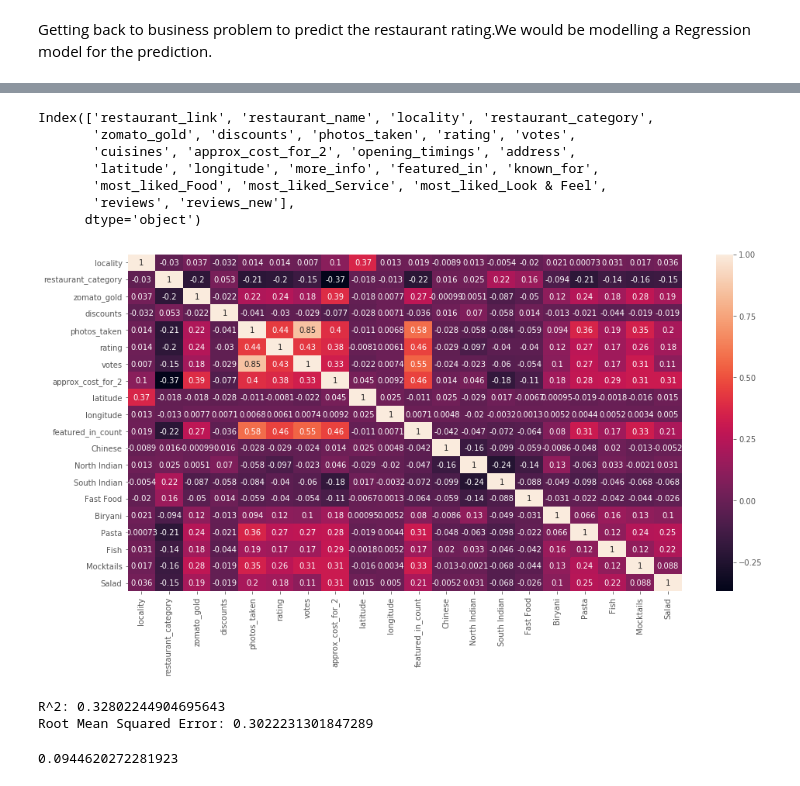
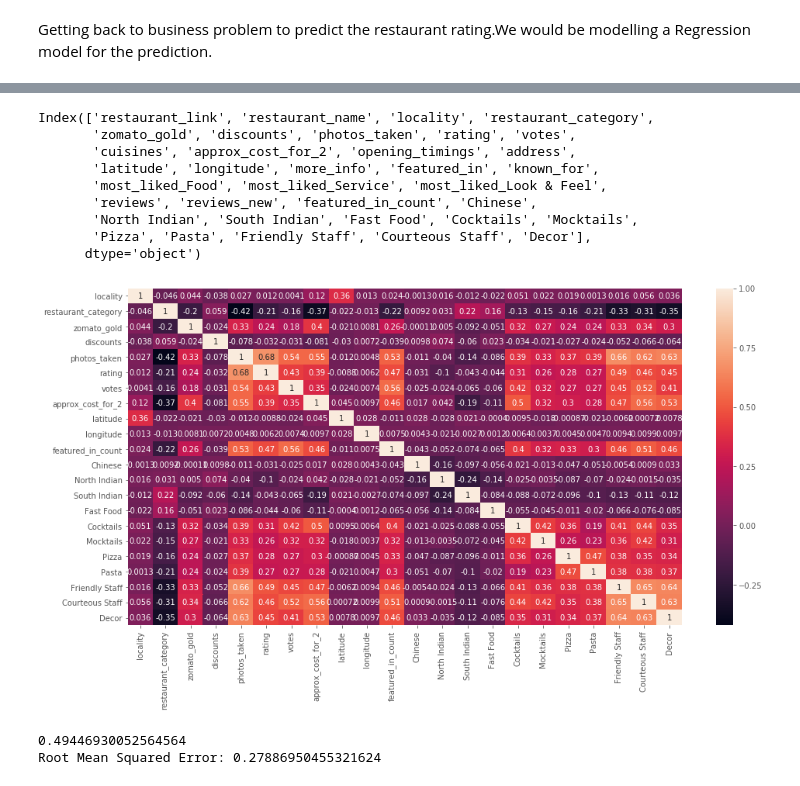
Before and after one commit to Anandpatil412/DSC, a Jupyter notebook: CapstoneProject1/Zomato/ZomatoDataExtractingAndCleaning/zomatoDataCleaning.ipynb, the cells around one changed output, grey strips where cells are left out. Drawn from its saved outputs; the diff is of its cells as text; code cells hidden in the pictures.

```diff
--- a/CapstoneProject1/Zomato/ZomatoDataExtractingAndCleaning/zomatoDataCleaning.ipynb
+++ b/CapstoneProject1/Zomato/ZomatoDataExtractingAndCleaning/zomatoDataCleaning.ipynb
@@ -494,6 +577,6 @@ Name: featured_in_count, Length: 5637, dtype: float64
 # %%
 # nan rating filled with mean rating
 
-meanrating = dfm['rating'].mean()
-dfm['rating'] = dfm['rating'].fillna(meanrating)
-meanrating
+# meanrating = dfm['rating'].mean()
+# dfm['rating'] = dfm['rating'].fillna(meanrating)
+# meanrating
@@ -513,8 +594,15 @@ def LabelBinarizerEncoding(categoricalList,colSubset = []):
     res = pd.DataFrame(mlb.fit_transform(categoricalList),columns = mlb.classes_,index = categoricalList.index)
     return res
 # %%
+# famousCuisines = ['Chinese','North Indian','South Indian','Fast Food']
+# famousMostLikedFood = ['Biryani','Pasta','Fish','Mocktails','Salad']
+# famousService = ['Friendly Staff','Courteous Staff','Prompt Service']
+# famousLookFeel = ['Decor','Rooftop Ambience','Live Music']
+
 famousCuisines = ['Chinese','North Indian','South Indian','Fast Food']
-famousMostLikedFood = ['Biryani','Pasta','Fish','Mocktails','Salad']
+famousMostLikedFood = ['Cocktails','Mocktails','Pizza','Pasta']
+famousService = ['Friendly Staff','Courteous Staff']
+famousLookFeel = ['Decor']
 
 dfcuisinesbin = LabelBinarizerEncoding(dfm['cuisines'])
 dfcuisinesbin_ = dfcuisinesbin[famousCuisines]
@@ -522,6 +610,14 @@ dfcuisinesbin_ = dfcuisinesbin[famousCuisines]
 dfm["most_liked_Food"] = dfm["most_liked_Food"].apply(lambda x: ast.literal_eval(x)[1] if x is not np.nan else [])
 dfostLikedFoodbin = LabelBinarizerEncoding(dfm['most_liked_Food'])
 dfostLikedFoodbin_ = dfostLikedFoodbin[famousMostLikedFood]
+
+dfm["most_liked_Service"] = dfm["most_liked_Service"].apply(lambda x: ast.literal_eval(x)[1] if x is not np.nan else [])
+dfostLikedServicebin = LabelBinarizerEncoding(dfm['most_liked_Service'])
+dfostLikedServicebin_ = dfostLikedServicebin[famousService]
+
+dfm["most_liked_Look & Feel"] = dfm["most_liked_Look & Feel"].apply(lambda x: ast.literal_eval(x)[1] if x is not np.nan else [])
+dfostLikedLookFeelbin = LabelBinarizerEncoding(dfm['most_liked_Look & Feel'])
+dfostLikedLookFeelbin_ = dfostLikedLookFeelbin[famousLookFeel]
 # %%
 def addbinarisedCols(binariseddf,colsFilterList):
     for i in range(len(colsFilterList)):
@@ -541,7 +639,7 @@ dfm.head(3)
 # %%
 # Create training and test sets
 
-meanVotes = dfm['votes'].mean()
-dfm['votes'] = dfm['votes'].fillna(meanVotes)
+# meanVotes = dfm['votes'].mean()
+# dfm['votes'] = dfm['votes'].fillna(meanVotes)
 
 dfm['featured_in_count'] = dfm['featured_in_count'].fillna(0)
@@ -565,0 +646,8 @@ memory usage: 1.5+ MB
+# %%
+
+dfm = dfm[dfm['rating'].notnull()]
+
+m = dfm['votes'].median()
+dfm['votes'] = dfm['votes'].fillna(m)
+
+dfm['photos_taken'] = (dfm['photos_taken']+1).transform(np.log)
@@ -566,19 +676,21 @@ memory usage: 1.5+ MB
 # %%
 corr = dfm.corr(method='pearson')
 plt.figure(figsize=(16,8))
 ax = sns.heatmap(corr, annot=True)
 bottom, top = ax.get_ylim()
 ax.set_ylim(bottom + 0.5, top - 0.5)
-df.columns
+dfm.columns
 # %% [output]
 Index(['restaurant_link', 'restaurant_name', 'locality', 'restaurant_category',
        'zomato_gold', 'discounts', 'photos_taken', 'rating', 'votes',
        'cuisines', 'approx_cost_for_2', 'opening_timings', 'address',
        'latitude', 'longitude', 'more_info', 'featured_in', 'known_for',
        'most_liked_Food', 'most_liked_Service', 'most_liked_Look & Feel',
-       'reviews', 'reviews_new'],
+       'reviews', 'reviews_new', 'featured_in_count', 'Chinese',
+       'North Indian', 'South Indian', 'Fast Food', 'Cocktails', 'Mocktails',
+       'Pizza', 'Pasta', 'Friendly Staff', 'Courteous Staff', 'Decor'],
       dtype='object')
-[figure, old version]
+[figure, new version]
 # %%
 # Features
 
@@ -592,7 +709,6 @@ y = dfm['rating']
 from sklearn.linear_model import LinearRegression
 from sklearn.metrics import mean_squared_error
 from sklearn.model_selection import train_test_split
-
 
 X_train, X_test, y_train, y_test = train_test_split(X, y, test_size = 0.3, random_state=42)
 
@@ -603,12 +719,22 @@ reg_all = LinearRegression()
 reg_all.fit(X_train, y_train)
 
 # # Predict on the test data: y_pred
-y_pred = reg_all.predict(X_test)
+y_predict = reg_all.predict(X_test)
 
-# Compute and print R^2 and RMSE
-print("R^2: {}".format(reg_all.score(X_test, y_test)))
-rmse = np.sqrt(mean_squared_error(y_test, y_pred))
+from sklearn.metrics import r2_score
+print(r2_score(y_test,y_predict))
+
+rmse = np.sqrt(mean_squared_error(y_test, y_predict))
 print("Root Mean Squared Error: {}".format(rmse))
+
+# errors = abs(y_predict - y_test)
+# print(np.mean(errors))
+
+# mape = 100 * (errors / y_test)
+
+# # Calculate and display accuracy
+# accuracy = 100 - np.mean(mape)
+# print('Accuracy:', round(accuracy, 2), '%.')
 # %% [output]
-R^2: 0.32802244904695643
-Root Mean Squared Error: 0.3022231301847289
+0.49446930052564564
+Root Mean Squared Error: 0.27886950455321624
@@ -617,12 +740,0 @@ Root Mean Squared Error: 0.3022231301847289
-# %%
-from sklearn.tree import DecisionTreeRegressor
-
-DTree=DecisionTreeRegressor(min_samples_leaf=.0001)
-DTree.fit(X_train,y_train)
-
-y_pred = DTree.predict(X_test)
-
-from sklearn.metrics import r2_score
-r2_score(y_test,y_pred)
-# %% [output]
-0.0944620272281923
```
Also changed, not shown: parts of 26 cells of this notebook.
